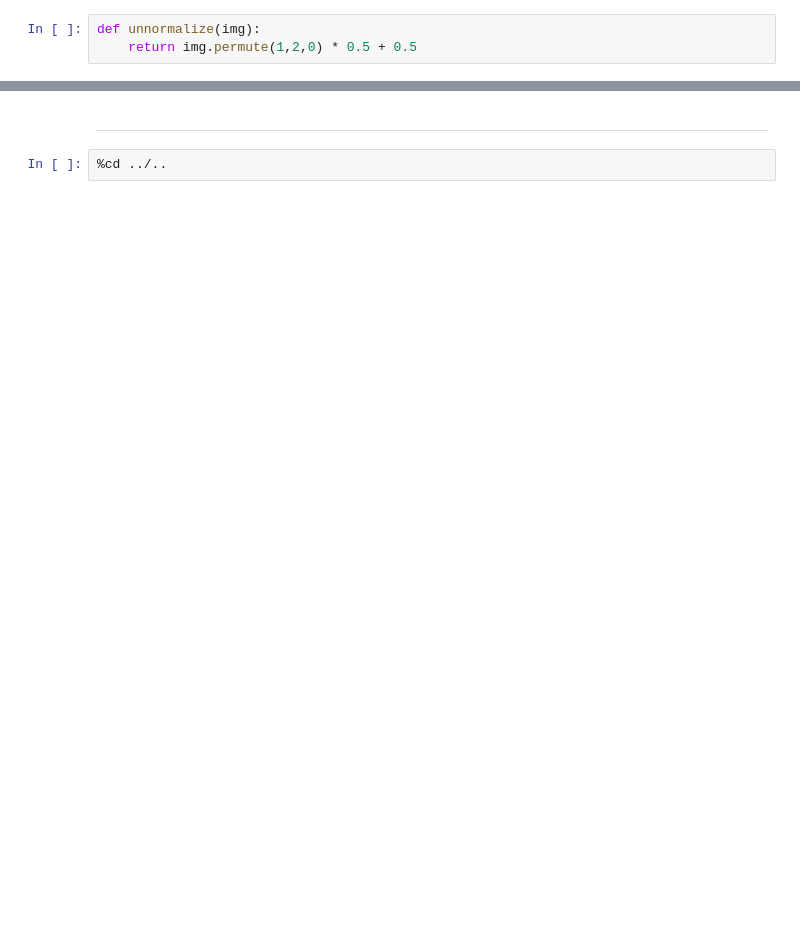
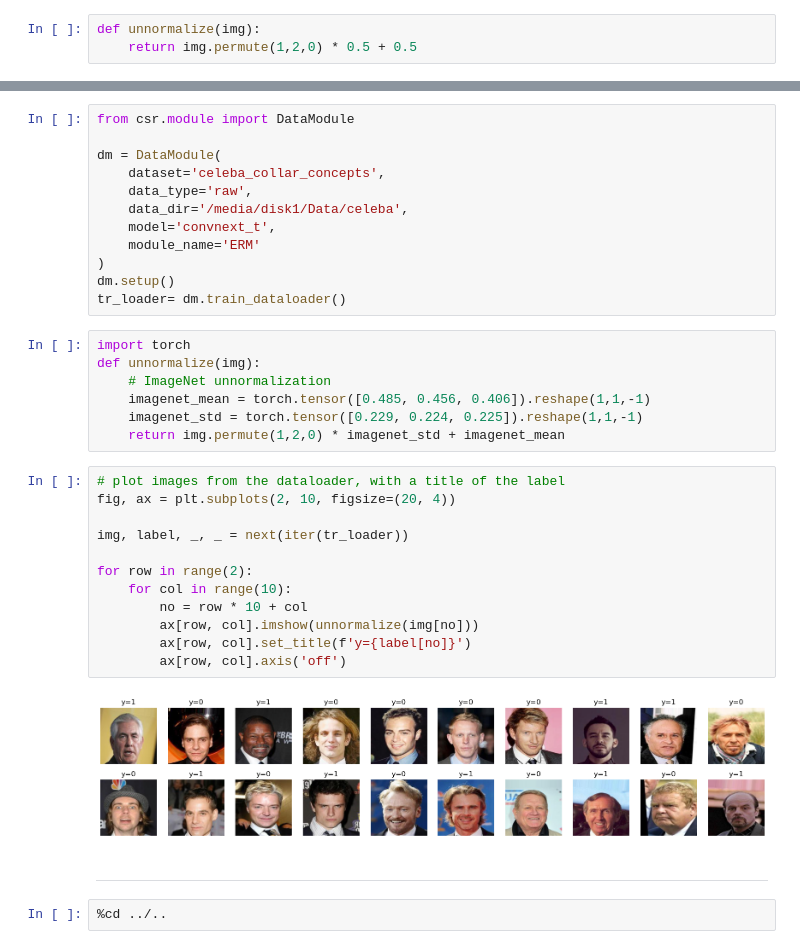
Before and after one commit to joshua840/ConceptualSensitivityRegularization, a Jupyter notebook: notebooks/dataset/CelebA_Biased.ipynb, the cells around one changed output, grey strips where cells are left out. Saved outputs shown, nothing was run; the diff lists cells and outputs as text; blank space fills up the shorter version.

```diff
--- a/notebooks/dataset/CelebA_Biased.ipynb
+++ b/notebooks/dataset/CelebA_Biased.ipynb
@@ -119,3 +211,36 @@ plt.show()
+# %%
+from csr.module import DataModule
+
+dm = DataModule(
+    dataset='celeba_collar_concepts',
+    data_type='raw',
+    data_dir='/media/disk1/Data/celeba',
+    model='convnext_t',
+    module_name='ERM'
+)
+dm.setup()
+tr_loader= dm.train_dataloader()
+# %%
+import torch
+def unnormalize(img):
+    # ImageNet unnormalization
+    imagenet_mean = torch.tensor([0.485, 0.456, 0.406]).reshape(1,1,-1)
+    imagenet_std = torch.tensor([0.229, 0.224, 0.225]).reshape(1,1,-1)
+    return img.permute(1,2,0) * imagenet_std + imagenet_mean
+# %%
+# plot images from the dataloader, with a title of the label
+fig, ax = plt.subplots(2, 10, figsize=(20, 4))
+
+img, label, _, _ = next(iter(tr_loader))
+
+for row in range(2):
+    for col in range(10):
+        no = row * 10 + col
+        ax[row, col].imshow(unnormalize(img[no]))
+        ax[row, col].set_title(f'y={label[no]}')
+        ax[row, col].axis('off')
+# %% [output]
+[figure, added]
 # %% [markdown]
 ---
 # %%
```
Also changed, not shown: parts of 16 cells of this notebook, 5 other files.
